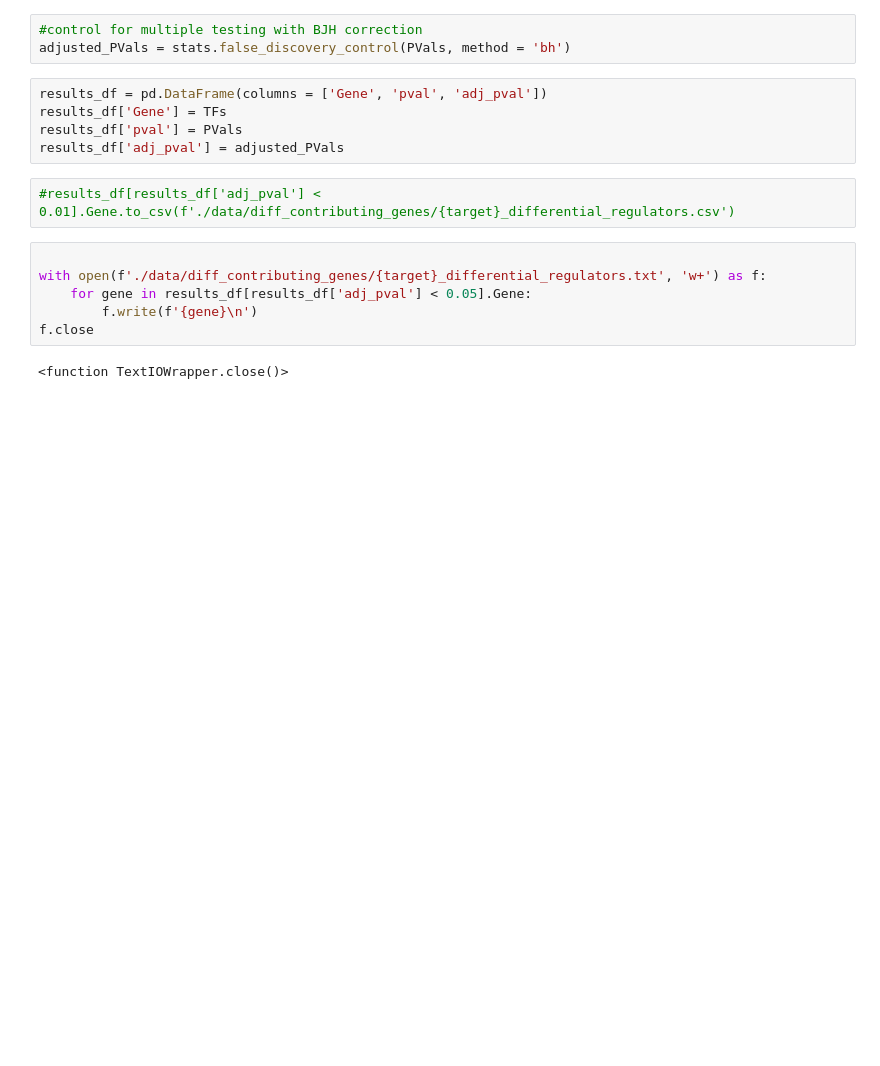
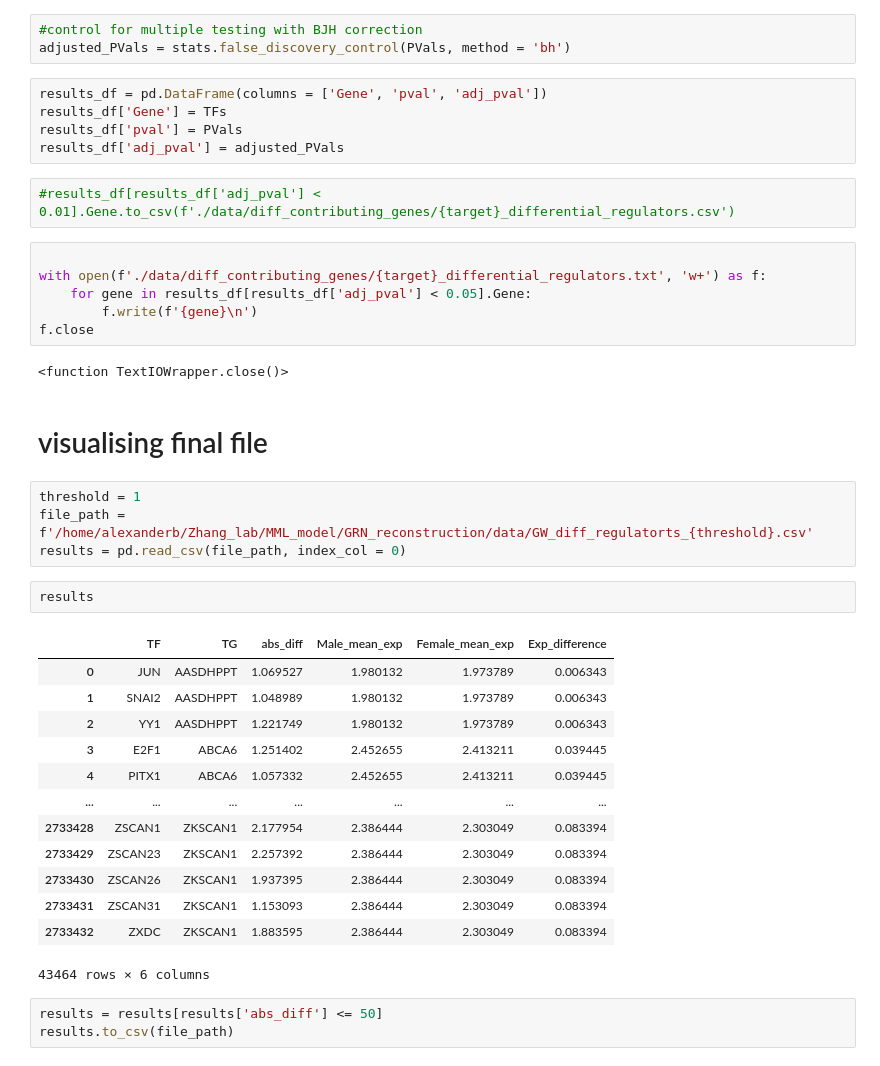
Before and after one commit to Alexander-Broadley/Zhang_lab_rotation, a Jupyter notebook: MML_model/GRN_reconstruction/male_vs_female_reg_contributions.ipynb, the cells around one changed output. Drawn from its saved outputs; the diff is of its cells as text; blank space fills up the shorter version.

```diff
--- a/MML_model/GRN_reconstruction/male_vs_female_reg_contributions.ipynb
+++ b/MML_model/GRN_reconstruction/male_vs_female_reg_contributions.ipynb
@@ -167,3 +161,28 @@ with open(f'./data/diff_contributing_genes/{target}_differential_regulators.txt'
 f.close
 # %% [output]
 <function TextIOWrapper.close()>
+# %% [markdown]
+# visualising final file
+# %%
+threshold = 1
+file_path = f'/home/alexanderb/Zhang_lab/MML_model/GRN_reconstruction/data/GW_diff_regulatorts_{threshold}.csv'
+results = pd.read_csv(file_path, index_col = 0)
+# %%
+results
+# %% [output]
+|  | TF | TG | abs_diff | Male_mean_exp | Female_mean_exp | Exp_difference |
+| 0 | JUN | AASDHPPT | 1.069527 | 1.980132 | 1.973789 | 0.006343 |
+| 1 | SNAI2 | AASDHPPT | 1.048989 | 1.980132 | 1.973789 | 0.006343 |
+| 2 | YY1 | AASDHPPT | 1.221749 | 1.980132 | 1.973789 | 0.006343 |
+| 3 | E2F1 | ABCA6 | 1.251402 | 2.452655 | 2.413211 | 0.039445 |
+| 4 | PITX1 | ABCA6 | 1.057332 | 2.452655 | 2.413211 | 0.039445 |
+| ... | ... | ... | ... | ... | ... | ... |
+| 2733428 | ZSCAN1 | ZKSCAN1 | 2.177954 | 2.386444 | 2.303049 | 0.083394 |
+| 2733429 | ZSCAN23 | ZKSCAN1 | 2.257392 | 2.386444 | 2.303049 | 0.083394 |
+| 2733430 | ZSCAN26 | ZKSCAN1 | 1.937395 | 2.386444 | 2.303049 | 0.083394 |
+| 2733431 | ZSCAN31 | ZKSCAN1 | 1.153093 | 2.386444 | 2.303049 | 0.083394 |
+| 2733432 | ZXDC | ZKSCAN1 | 1.883595 | 2.386444 | 2.303049 | 0.083394 |
+43464 rows × 6 columns
+# %%
+results = results[results['abs_diff'] <= 50]
+results.to_csv(file_path)
```
Also changed, not shown: parts of 11 cells of this notebook, 2 other files.
